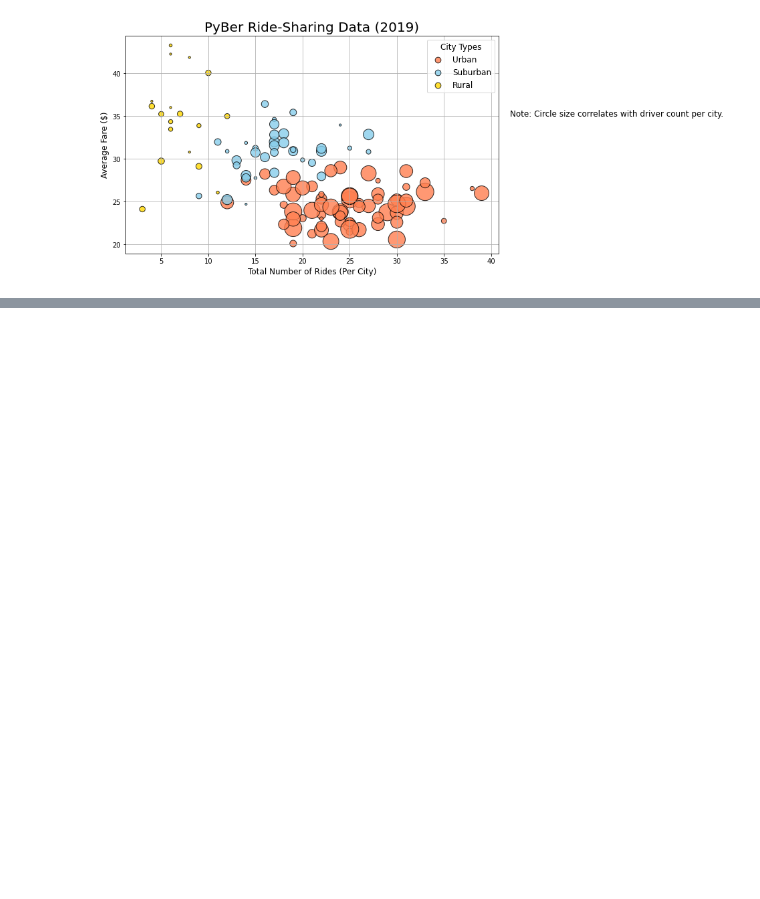
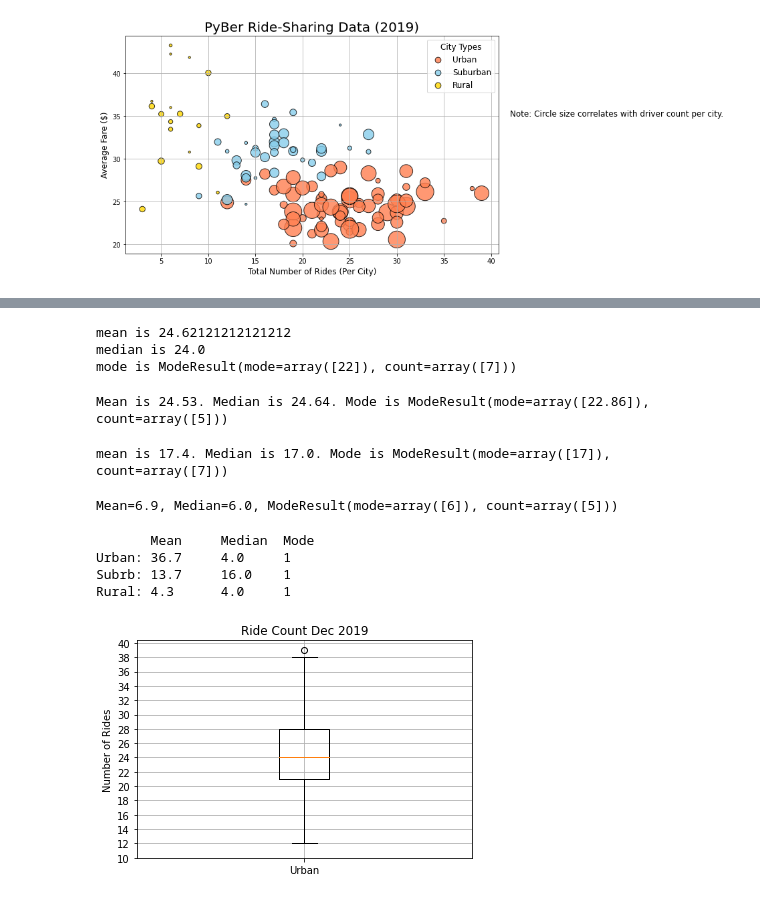
Before and after one commit to kylejohnsonks/PyBer_Analysis, a Jupyter notebook: PyBer.ipynb, the cells around one changed output, grey strips where cells are left out. Drawn from its saved outputs; the diff is of its cells as text; code cells hidden in the pictures; blank space fills up the shorter version.

```diff
--- a/PyBer.ipynb
+++ b/PyBer.ipynb
@@ -435,0 +372,80 @@ Rural: 4.3      4.0     1
+# %%
+#Measures of Central Tendency
+mean_urban_ride_count=np.mean(urban_ride_count)
+median_urban_ride_count=np.median(urban_ride_count)
+mode_urban_ride_count=sts.mode(urban_ride_count)
+print(f"mean is {mean_urban_ride_count}")
+print(f"median is {median_urban_ride_count}")
+print(f"mode is {mode_urban_ride_count}")
+# %% [output]
+mean is 24.62121212121212
+median is 24.0
+mode is ModeResult(mode=array([22]), count=array([7]))
+# %%
+#get stats for urban fares
+urban_fares=urban_cities_df["fare"]
+suburban_fares=suburban_cities_df["fare"]
+rural_fares=rural_cities_df["fare"]
+
+mean_urban_fares=np.mean(urban_cities_df["fare"])
+median_urban_fares=np.median(urban_cities_df["fare"])
+mode_urban_fares=sts.mode(urban_cities_df["fare"])
+print(f"Mean is {mean_urban_fares:.2f}. Median is {median_urban_fares}. Mode is {mode_urban_fares}")
+# %% [output]
+Mean is 24.53. Median is 24.64. Mode is ModeResult(mode=array([22.86]), count=array([5]))
+# %%
+#get stats for suburban ride count
+mean_suburban_ride_count=np.mean(suburban_ride_count)
+median_suburban_ride_count=np.median(suburban_ride_count)
+mode_suburban_ride_count=sts.mode(suburban_ride_count)
+print(f"mean is {mean_suburban_ride_count:.1f}. Median is {median_suburban_ride_count}. Mode is {mode_suburban_ride_count}")
+# %% [output]
+mean is 17.4. Median is 17.0. Mode is ModeResult(mode=array([17]), count=array([7]))
+# %%
+#get stats for rural ride count
+mean_rural_ride_count=np.mean(rural_ride_count)
+median_rural_ride_count=np.median(rural_ride_count)
+mode_rural_ride_count=sts.mode(rural_ride_count)
+print(f"Mean={mean_rural_ride_count:.1f}, Median={median_rural_ride_count}, {mode_rural_ride_count}")
+# %% [output]
+Mean=6.9, Median=6.0, ModeResult(mode=array([6]), count=array([5]))
+# %%
+#Get driver count for each type, calc stats
+urban_drivers=urban_cities_df["driver_count"]
+suburban_drivers=suburban_cities_df["driver_count"]
+rural_drivers=rural_cities_df["driver_count"]
+
+mean_urban_drivers=np.mean(urban_drivers)
+median_urban_drivers=np.median(urban_drivers)
+mode_urban_drivers=sts.mode(urban_drivers)
+
+mean_suburban_drivers=np.mean(suburban_drivers)
+median_suburban_drivers=np.median(suburban_drivers)
+mode_suburban_drivers=sts.mode(suburban_drivers)
+
+mean_rural_drivers=np.mean(rural_drivers)
+median_rural_drivers=np.median(rural_drivers)
+mode_rural_drivers=sts.mode(rural_drivers)
+
+print(f"       Mean     Median  Mode\n"+
+      f"Urban: {mean_urban_drivers:.1f}     {median_rural_drivers:.1f}     {mode_rural_drivers.mode[0]}\n"+
+     f"Subrb: {mean_suburban_drivers:.1f}     {median_suburban_drivers:.1f}    {mode_rural_drivers.mode[0]}\n"+
+     f"Rural: {mean_rural_drivers:.1f}      {median_rural_drivers:.1f}     {mode_rural_drivers.mode[0]}")
+# %% [output]
+       Mean     Median  Mode
+Urban: 36.7     4.0     1
+Subrb: 13.7     16.0    1
+Rural: 4.3      4.0     1
+# %%
+#Create a box and whisker plot
+x_labels=["Urban"]
+fig, ax=plt.subplots()
+ax.boxplot(urban_ride_count, labels=x_labels)
+ax.set_title("Ride Count Dec 2019")
+ax.set_ylabel("Number of Rides")
+ax.set_yticks(np.arange(10,41,step=2))
+ax.grid()
+
+plt.show()
+# %% [output]
+[figure, added]
```
Also changed, not shown: parts of 39 cells of this notebook, 1 other file.
